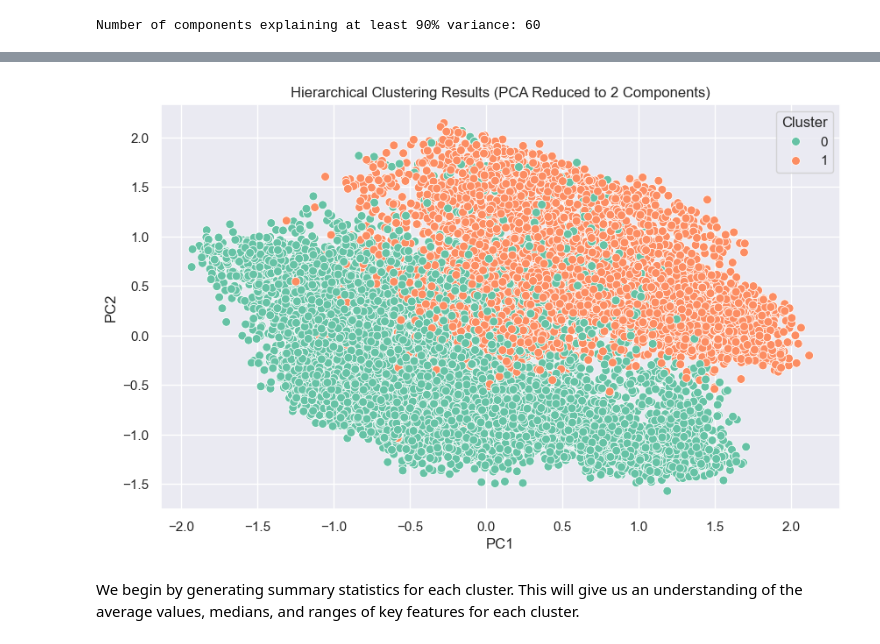
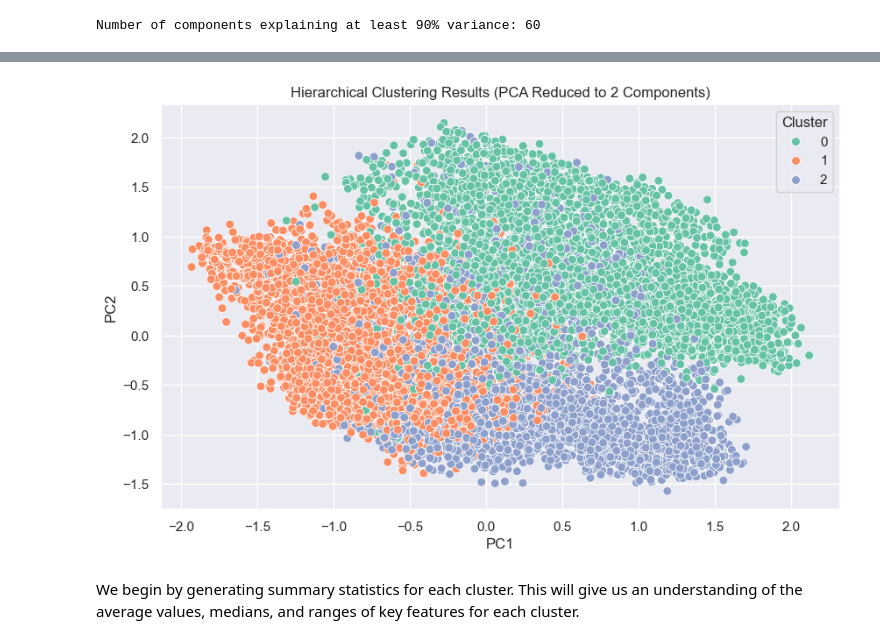
Before and after one commit to numansuri/Milestone_II, a Jupyter notebook: Numan_Exploration/recs_unsupervised_learning.ipynb, the cells around one changed output, grey strips where cells are left out. Saved outputs shown, nothing was run; the diff lists cells and outputs as text; code cells hidden in the pictures.

```diff
--- a/Numan_Exploration/recs_unsupervised_learning.ipynb
+++ b/Numan_Exploration/recs_unsupervised_learning.ipynb
@@ -268,23 +277,23 @@ plt.show()
 # %%
-# Perform Hierarchical Clustering with 2 clusters
-hierarchical = AgglomerativeClustering(n_clusters=2, metric='euclidean', linkage='ward')
+# Perform Hierarchical Clustering with chosen clusters
+hierarchical = AgglomerativeClustering(n_clusters=3, metric='euclidean', linkage='ward')
 hierarchical_labels = hierarchical.fit_predict(pca_90_result)
 
 # Visualize the clusters using the first two PCA components
 pca_2 = PCA(n_components=2)
 pca_2_result = pca_2.fit_transform(pca_90_result)
 
 # Create a dataframe for the 2D PCA results
 pca_df = pd.DataFrame(data=pca_2_result, columns=['PC1', 'PC2'])
 pca_df['Cluster'] = hierarchical_labels
 
 # Plot the clusters
 plt.figure(figsize=(10, 6))
 sns.scatterplot(x='PC1', y='PC2', hue='Cluster', data=pca_df, palette='Set2', s=50)
 plt.title('Hierarchical Clustering Results (PCA Reduced to 2 Components)')
 plt.show()
 # %% [output]
-[figure, old version]
+[figure, new version]
 # %% [markdown]
 We begin by generating summary statistics for each cluster. This will give us an understanding of the average values, medians, and ranges of key features for each cluster.
 # %%
```
Also changed, not shown: parts of 5 cells of this notebook.
